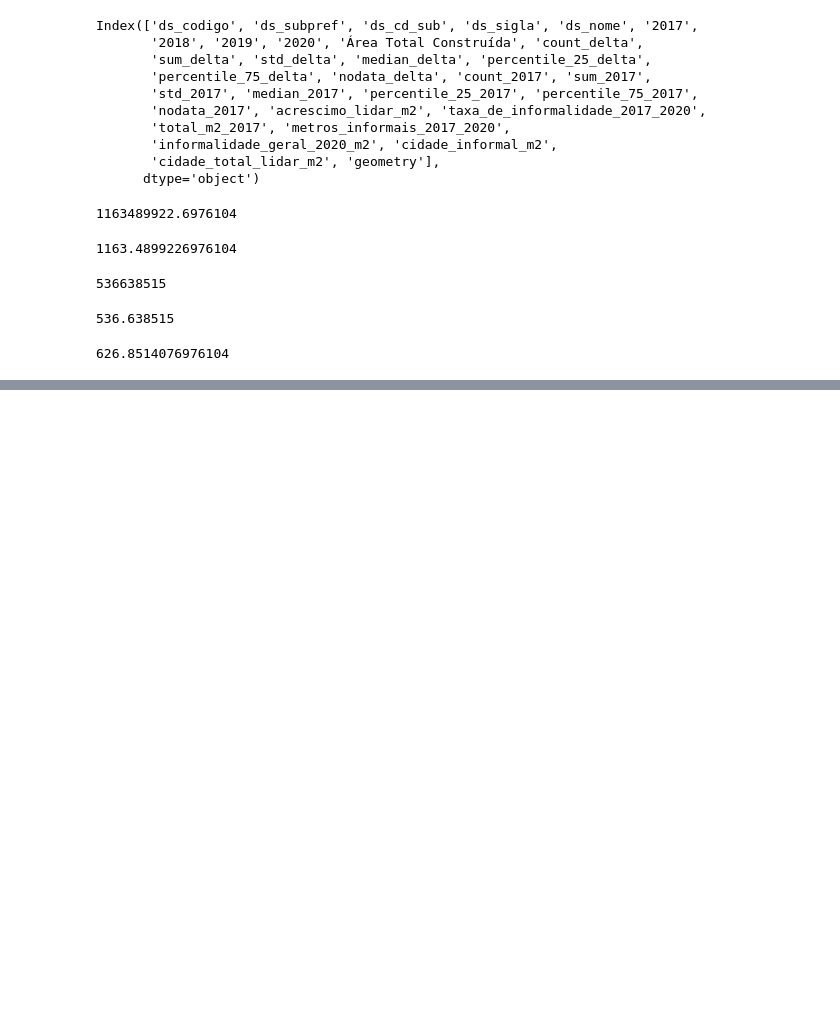
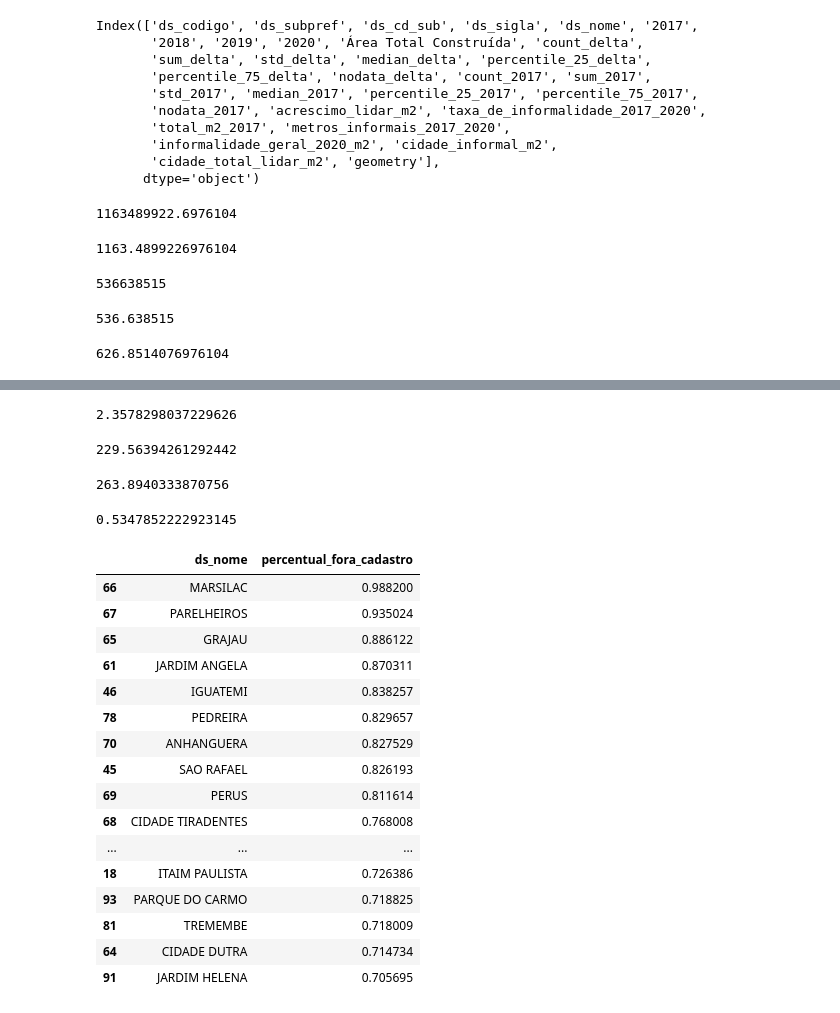
Before and after one commit to cem-usp/faveLiDAR, a Jupyter notebook: 07-analises-artigo.ipynb, the cells around one changed output, grey strips where cells are left out. Saved outputs shown, nothing was run; the diff lists cells and outputs as text; code cells hidden in the pictures; blank space fills up the shorter version.

```diff
--- a/07-analises-artigo.ipynb
+++ b/07-analises-artigo.ipynb
@@ -45,0 +55,44 @@ diferenca_fora_do_cadastro / estoque_total
+# %%
+# Coeficiente de verticalização (X)
+estoque_total / area_projecao_construida
+# %% [output]
+2.3578298037229626
+# %%
+# Area de projecao das edificacoes no cadastro
+gdf_area_projecao = gpd.read_file('data/delta/IPTU-SP-diferenca-de-Área-Total-Ocupada-2017-ate-2020-por-distritos.gpkg')
+area_projecao_cadastro = gdf_area_projecao.loc[:, '2020'].sum()
+area_projecao_cadastro / 10**6
+# %% [output]
+229.56394261292442
+# %%
+# Percentual da area de projecao fora do cadastro
+diferenca_projecao_fora_do_cadastro = area_projecao_construida - area_projecao_cadastro
+diferenca_projecao_fora_do_cadastro / 10**6
+# %% [output]
+263.8940333870756
+# %%
+diferenca_projecao_fora_do_cadastro / area_projecao_construida
+# %% [output]
+0.5347852222923145
+# %%
+gdf_zonal.loc[:, 'percentual_fora_cadastro'] = (gdf_zonal.cidade_total_lidar_m2 - gdf_zonal.loc[:, '2020']) / gdf_zonal.cidade_total_lidar_m2
+# %%
+gdf_zonal.loc[:, ['ds_nome', 'percentual_fora_cadastro']].sort_values(by='percentual_fora_cadastro', ascending=False).head(96).head(20)
+# %% [output]
+|  | ds_nome | percentual_fora_cadastro |
+| 66 | MARSILAC | 0.988200 |
+| 67 | PARELHEIROS | 0.935024 |
+| 65 | GRAJAU | 0.886122 |
+| 61 | JARDIM ANGELA | 0.870311 |
+| 46 | IGUATEMI | 0.838257 |
+| 78 | PEDREIRA | 0.829657 |
+| 70 | ANHANGUERA | 0.827529 |
+| 45 | SAO RAFAEL | 0.826193 |
+| 69 | PERUS | 0.811614 |
+| 68 | CIDADE TIRADENTES | 0.768008 |
+| ... | ... | ... |
+| 18 | ITAIM PAULISTA | 0.726386 |
+| 93 | PARQUE DO CARMO | 0.718825 |
+| 81 | TREMEMBE | 0.718009 |
+| 64 | CIDADE DUTRA | 0.714734 |
+| 91 | JARDIM HELENA | 0.705695 |
```
Also changed, not shown: parts of 15 cells of this notebook, 7 other files.
